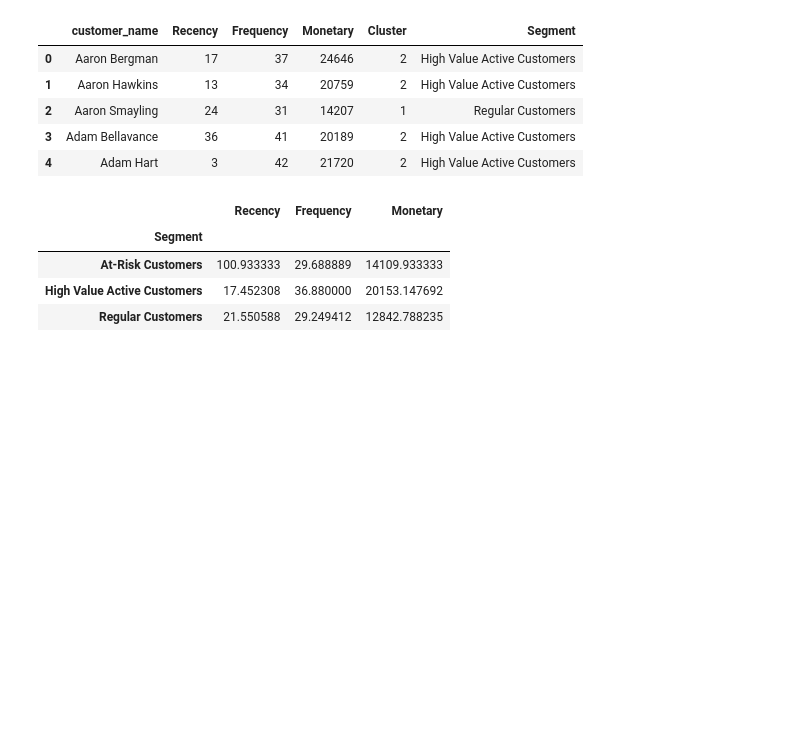
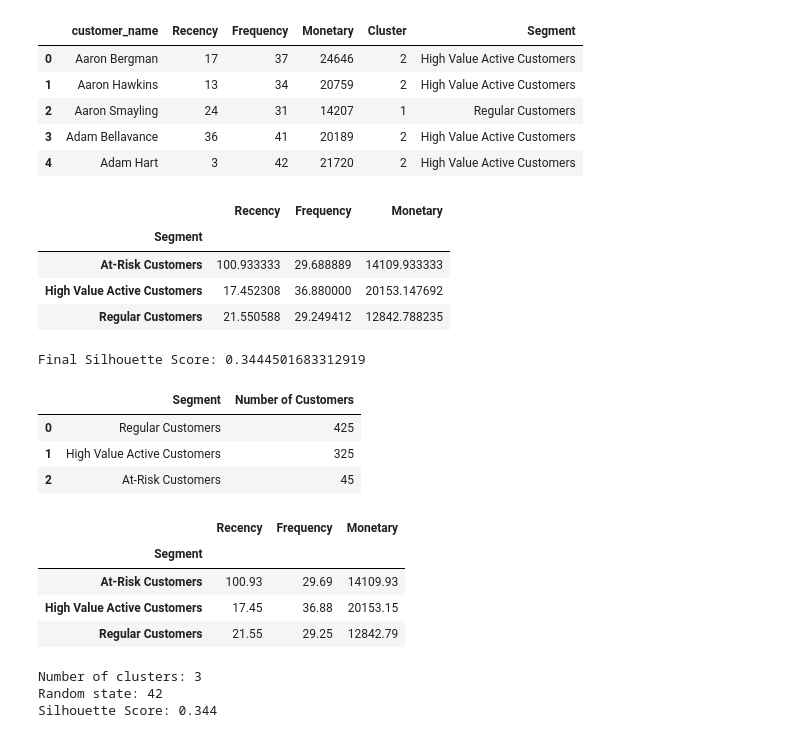
Before and after one commit to Wasimul2023/Superstore_sales_Analysis, a Jupyter notebook: Superstore_Sales_Analysis.ipynb, the cells around one changed output. Saved outputs shown, nothing was run; the diff lists cells and outputs as text; code cells hidden in the pictures; blank space fills up the shorter version.

```diff
--- a/Superstore_Sales_Analysis.ipynb
+++ b/Superstore_Sales_Analysis.ipynb
@@ -821,3 +821,47 @@ segment_summary
 | At-Risk Customers | 100.933333 | 29.688889 | 14109.933333 |
 | High Value Active Customers | 17.452308 | 36.880000 | 20153.147692 |
 | Regular Customers | 21.550588 | 29.249412 | 12842.788235 |
+# %%
+from sklearn.metrics import silhouette_score
+
+final_silhouette = silhouette_score(
+    rfm_scaled,
+    rfm['Cluster']
+)
+
+print("Final Silhouette Score:", final_silhouette)
+# %% [output]
+Final Silhouette Score: 0.3444501683312919
+# %%
+cluster_size = (
+    rfm['Segment']
+    .value_counts()
+    .reset_index()
+)
+
+cluster_size.columns = [
+    'Segment',
+    'Number of Customers'
+]
+
+cluster_size
+# %% [output]
+|  | Segment | Number of Customers |
+| 0 | Regular Customers | 425 |
+| 1 | High Value Active Customers | 325 |
+| 2 | At-Risk Customers | 45 |
+# %%
+final_summary = (
+    rfm.groupby('Segment')
+    [['Recency','Frequency','Monetary']]
+    .mean()
+    .round(2)
+)
+
+final_summary
+# %% [output]
+|  | Recency | Frequency | Monetary |
+| Segment |  |  |  |
+| At-Risk Customers | 100.93 | 29.69 | 14109.93 |
+| High Value Active Customers | 17.45 | 36.88 | 20153.15 |
+| Regular Customers | 21.55 | 29.25 | 12842.79 |
@@ -823,0 +873,8 @@ segment_summary
+# %%
+print("Number of clusters:", final_kmeans.n_clusters)
+print("Random state:", 42)
+print("Silhouette Score:", round(final_silhouette,3))
+# %% [output]
+Number of clusters: 3
+Random state: 42
+Silhouette Score: 0.344
```
Also changed, not shown: parts of 1 cell of this notebook.
